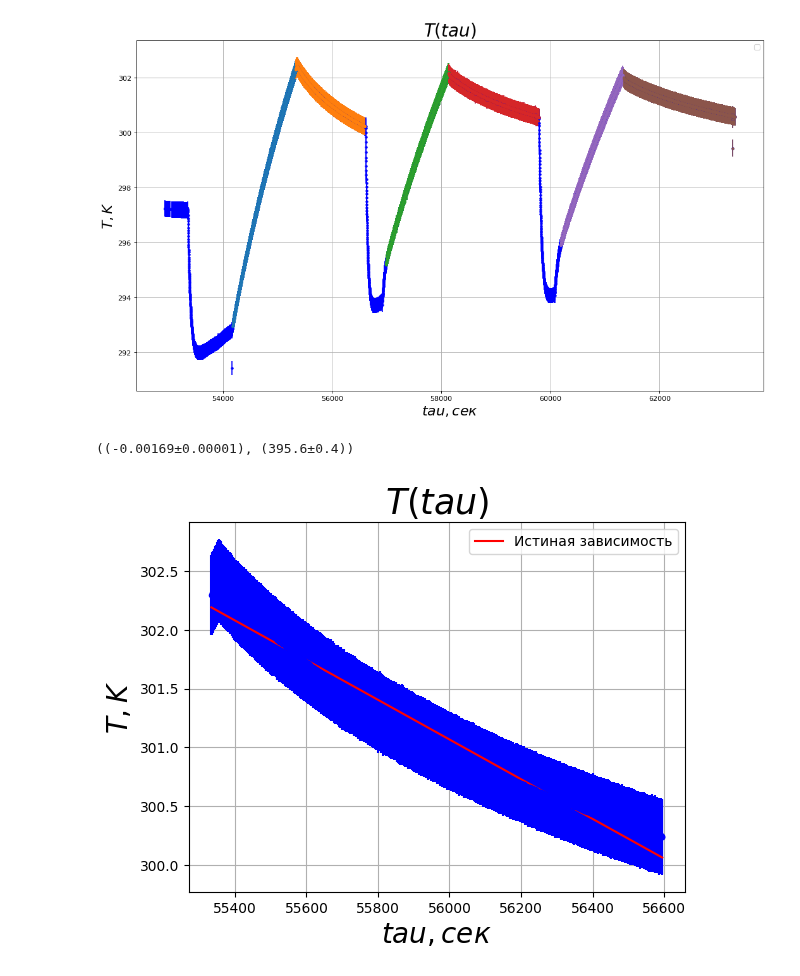
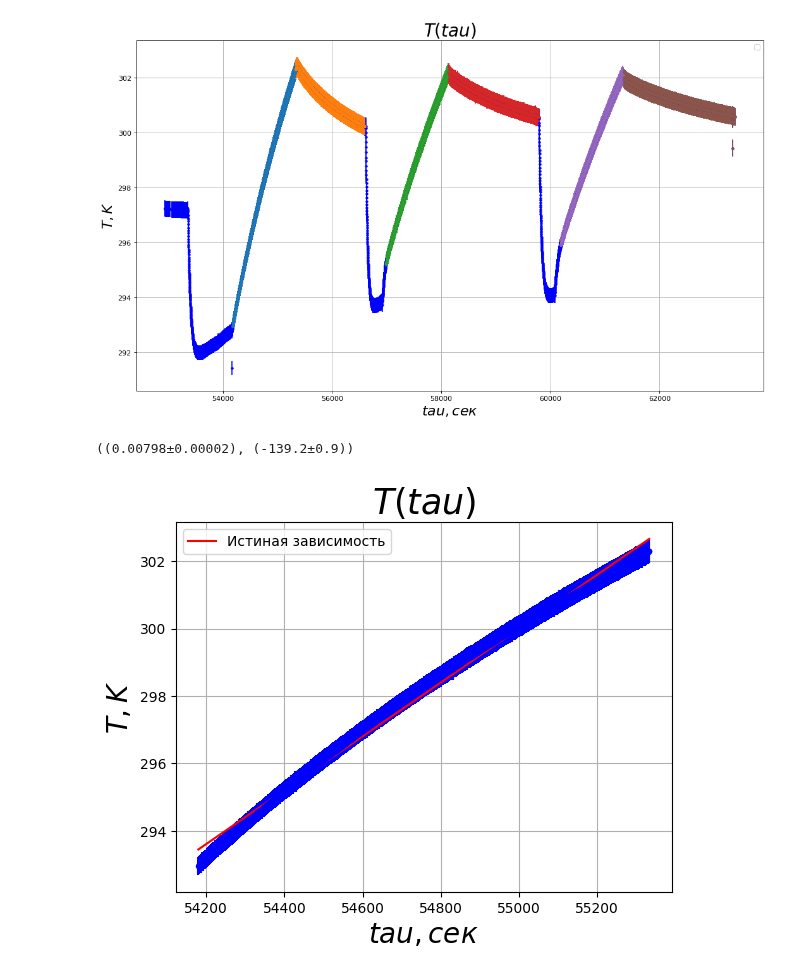
Before and after one commit to skolkovo-bba/labs3, a Jupyter notebook: 2.1.4/lab214.ipynb, the cells around one changed output. Drawn from its saved outputs; the diff is of its cells as text; code cells hidden in the pictures.

```diff
--- a/2.1.4/lab214.ipynb
+++ b/2.1.4/lab214.ipynb
@@ -84,26 +84,26 @@ No artists with labels found to put in legend.  Note that artists whose label st
 <matplotlib.legend.Legend at 0x...>
 [figure]
 # %%
-p_now = data[1]
+p_now = data[0]
 
 def line(x, a, b):
     return a * x + b
 
 params, cov = curve_fit(line, xdata=p_now["tau"].agg(get_var), ydata=p_now["T2"], )
 k = Value(params[0], np.sqrt(cov[0][0]))
 b = Value(params[1], np.sqrt(cov[1][1]))
 
 plt.errorbar(x=p_now["tau"].agg(get_var), y=p_now["T2"].agg(get_var),
                 xerr=p_now["tau"].agg(get_err), yerr=p_now["T2"].agg(get_err), fmt='.', color="blue")
 
 plt.plot(p_now["tau"].agg(get_var), line(p_now["tau"].agg(get_var), params[0], params[1]), label="Истиная зависимость", color="red")
 
 plt.title(r"$T(tau)$", fontsize=25)
 plt.xlabel(r"$tau, сек$", fontsize=20)
 plt.ylabel(r"$T, K$", fontsize=20)
 plt.grid(True)
 plt.legend()
 k, b
 # %% [output]
-((-0.00169±0.00001), (395.6±0.4))
+((0.00798±0.00002), (-139.2±0.9))
-[figure, old version]
+[figure, new version]
```
